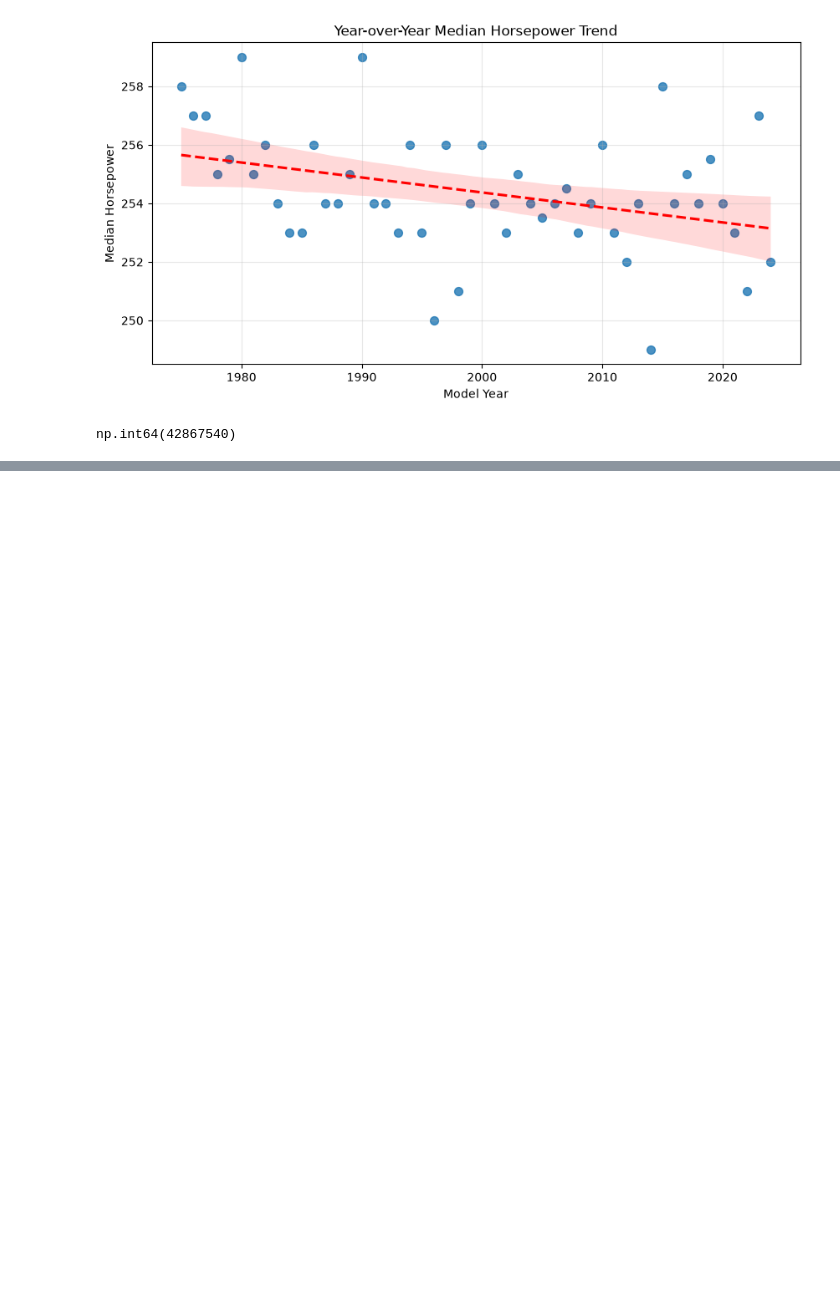
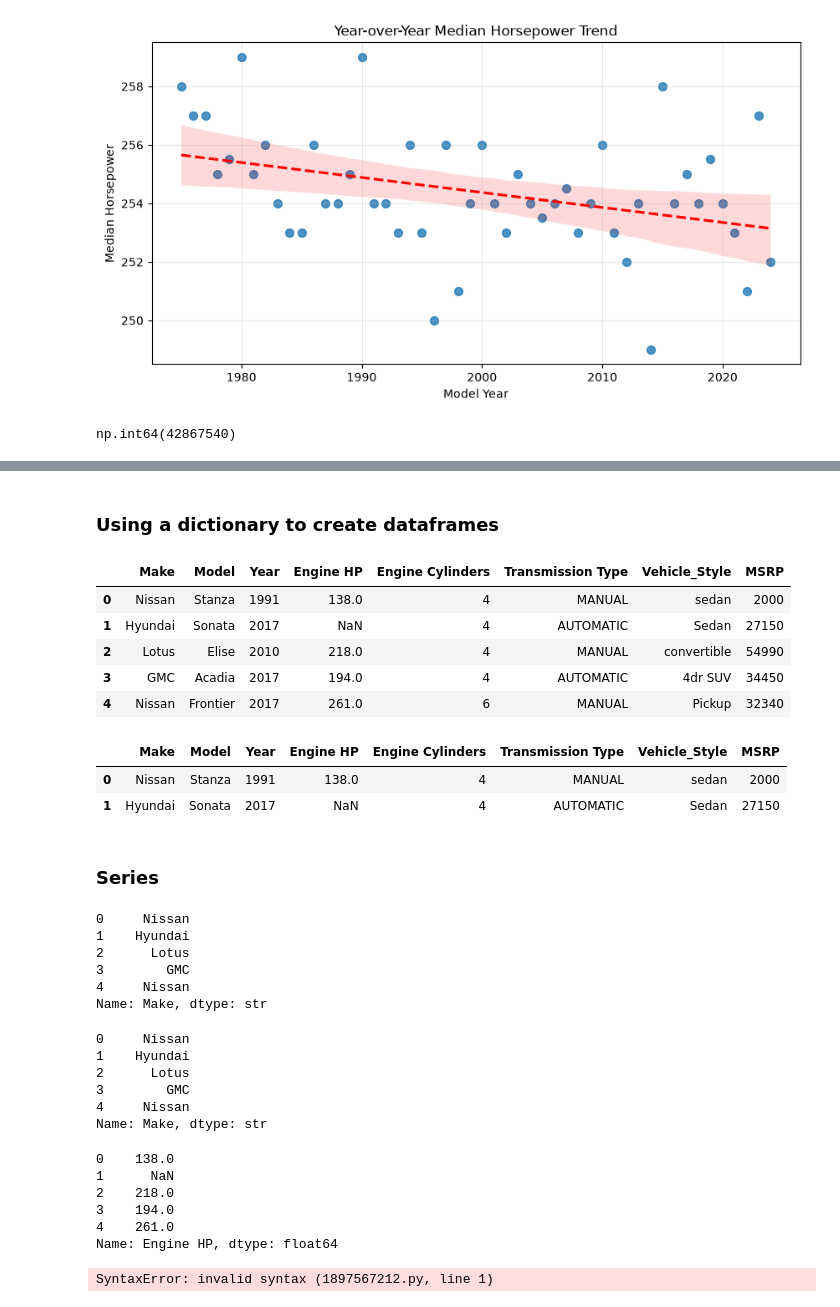
Before and after one commit to OchiengEmmanuel/machine-learning-zoomcamp-homework, a Jupyter notebook: 01-intro/homework1-6.ipynb, the cells around one changed output, grey strips where cells are left out. Drawn from its saved outputs; the diff is of its cells as text; code cells hidden in the pictures; blank space fills up the shorter version.

```diff
--- a/01-intro/homework1-6.ipynb
+++ b/01-intro/homework1-6.ipynb
@@ -231,0 +649,2 @@ np.int64(42867540)
+# %% [markdown]
+### Using a dictionary to create dataframes
@@ -231,0 +703,52 @@ np.int64(42867540)
+# %%
+df = pd.DataFrame(data) # Note that here we don't need to specify the names of the columns
+df
+# %% [output]
+|  | Make | Model | Year | Engine HP | Engine Cylinders | Transmission Type | Vehicle_Style | MSRP |
+| 0 | Nissan | Stanza | 1991 | 138.0 | 4 | MANUAL | sedan | 2000 |
+| 1 | Hyundai | Sonata | 2017 | NaN | 4 | AUTOMATIC | Sedan | 27150 |
+| 2 | Lotus | Elise | 2010 | 218.0 | 4 | MANUAL | convertible | 54990 |
+| 3 | GMC | Acadia | 2017 | 194.0 | 4 | AUTOMATIC | 4dr SUV | 34450 |
+| 4 | Nissan | Frontier | 2017 | 261.0 | 6 | MANUAL | Pickup | 32340 |
+# %%
+df.head(2)
+# %% [output]
+|  | Make | Model | Year | Engine HP | Engine Cylinders | Transmission Type | Vehicle_Style | MSRP |
+| 0 | Nissan | Stanza | 1991 | 138.0 | 4 | MANUAL | sedan | 2000 |
+| 1 | Hyundai | Sonata | 2017 | NaN | 4 | AUTOMATIC | Sedan | 27150 |
+# %% [markdown]
+### Series
+# %%
+# To pull for a specific colum, just use the dot notation. NOTE: Pyhthon is case sensitive
+df.Make
+# %% [output]
+0     Nissan
+1    Hyundai
+2      Lotus
+3        GMC
+4     Nissan
+Name: Make, dtype: str
+# %%
+# We can also use the bracket notation
+df['Make']
+# %% [output]
+0     Nissan
+1    Hyundai
+2      Lotus
+3        GMC
+4     Nissan
+Name: Make, dtype: str
+# %%
+# Bracket notation are useful where, eg the columns have spaces like in the `Engine HP` above
+df['Engine HP']
+# %% [output]
+0    138.0
+1      NaN
+2    218.0
+3    194.0
+4    261.0
+Name: Engine HP, dtype: float64
+# %%
+df.Engine HP # This wrong
+# %% [output]
+SyntaxError: invalid syntax (1897567212.py, line 1)
```
Also changed, not shown: parts of 115 cells of this notebook.
